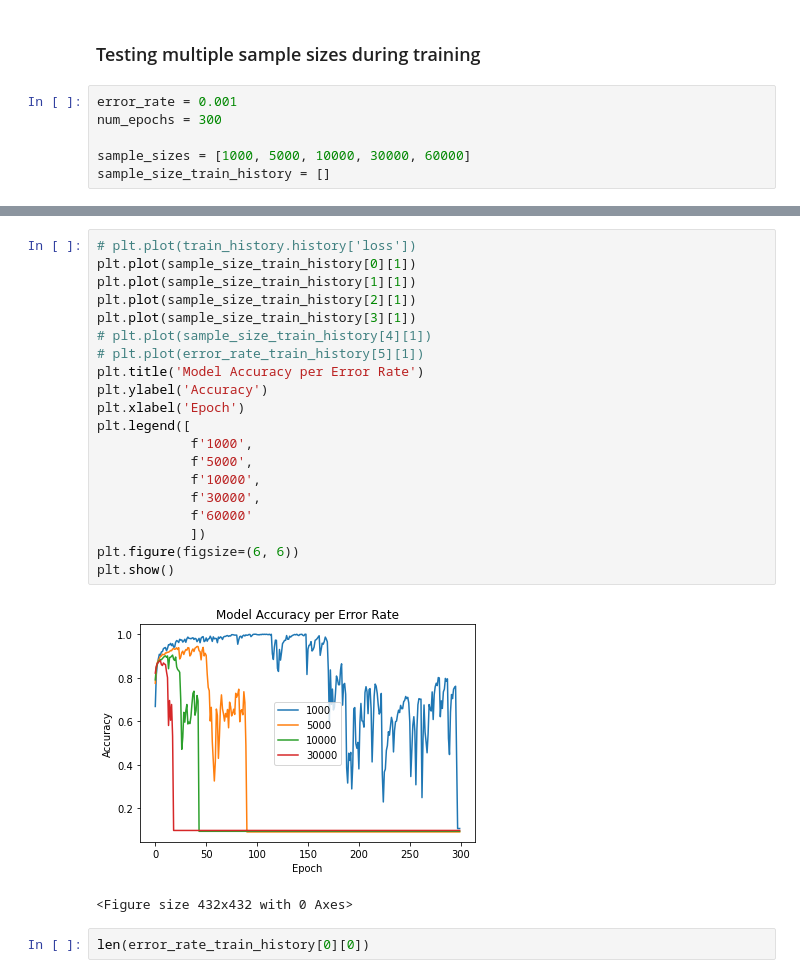
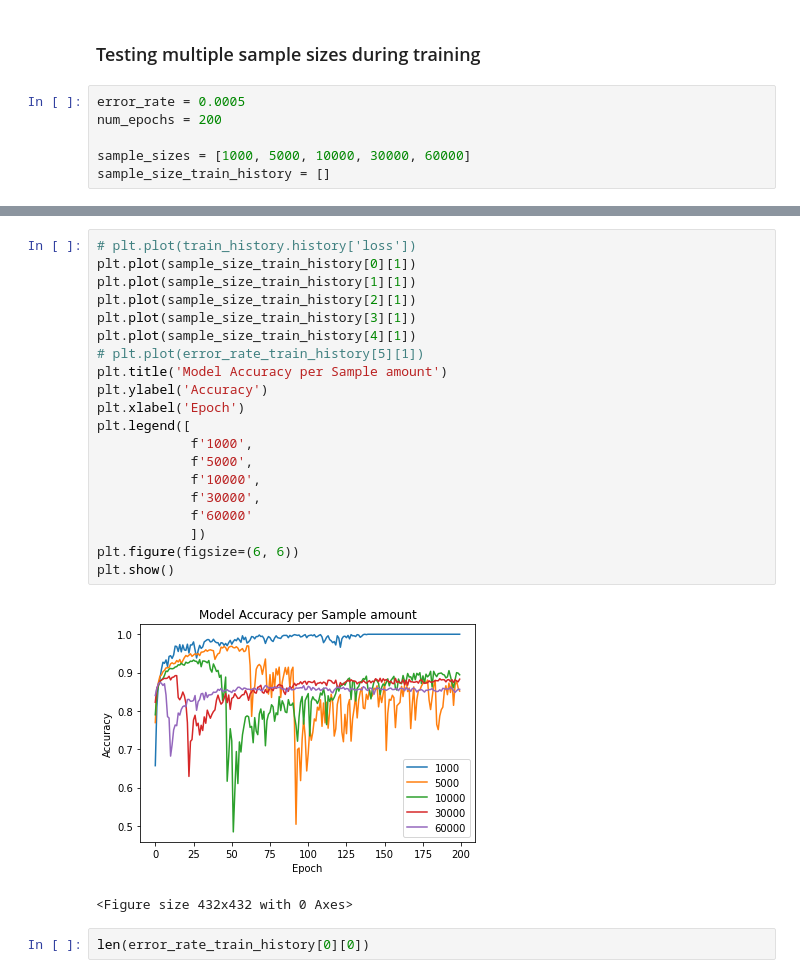
Before and after one commit to dPhanekham/tf2_error_injection, a Jupyter notebook: iris_inject_errors/mnist_fashion_fault_injection.ipynb, the cells around one changed output, grey strips where cells are left out. Drawn from its saved outputs; the diff is of its cells as text.

```diff
--- a/iris_inject_errors/mnist_fashion_fault_injection.ipynb
+++ b/iris_inject_errors/mnist_fashion_fault_injection.ipynb
@@ -357,8 +357,8 @@ plt.show()
 # %% [markdown]
 ### Testing multiple sample sizes during training
 # %%
-error_rate = 0.001
-num_epochs = 300
+error_rate = 0.0005
+num_epochs = 200
 
 sample_sizes = [1000, 5000, 10000, 30000, 60000]
 sample_size_train_history = []
@@ -419,25 +418,25 @@ KeyboardInterrupt:
 # %%
 # plt.plot(train_history.history['loss'])
 plt.plot(sample_size_train_history[0][1])
 plt.plot(sample_size_train_history[1][1])
 plt.plot(sample_size_train_history[2][1])
 plt.plot(sample_size_train_history[3][1])
-# plt.plot(sample_size_train_history[4][1])
+plt.plot(sample_size_train_history[4][1])
 # plt.plot(error_rate_train_history[5][1])
-plt.title('Model Accuracy per Error Rate')
+plt.title('Model Accuracy per Sample amount')
 plt.ylabel('Accuracy')
 plt.xlabel('Epoch')
 plt.legend([
             f'1000',
             f'5000',
             f'10000',
             f'30000',
             f'60000'
             ])
 plt.figure(figsize=(6, 6))
 plt.show()
 # %% [output]
-[figure, old version]
+[figure, new version]
 <Figure size 432x432 with 0 Axes>
 # %%
 len(error_rate_train_history[0][0])
```
Also changed, not shown: parts of 2 cells of this notebook, 2 other files.
